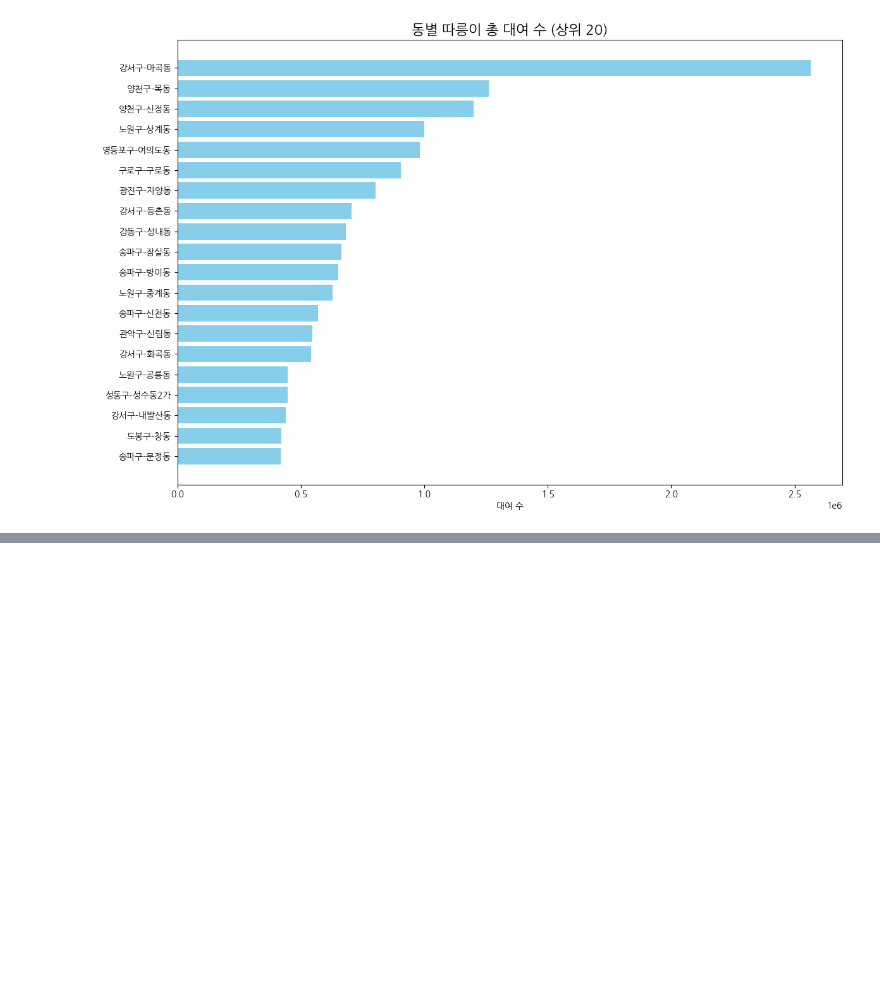
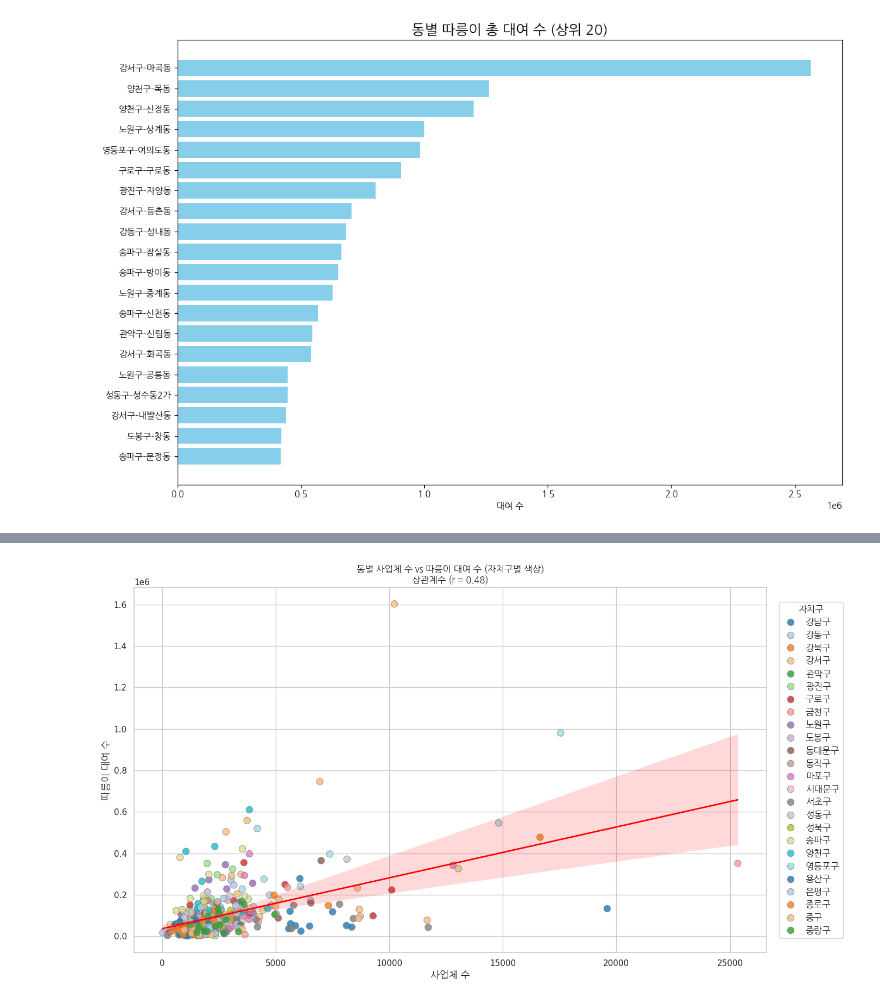
Before and after one commit to jinhyuk2me/Bikecast, a Jupyter notebook: analysis/business_employment.ipynb, the cells around one changed output, grey strips where cells are left out. Drawn from its saved outputs; the diff is of its cells as text; code cells hidden in the pictures; blank space fills up the shorter version.

```diff
--- a/analysis/business_employment.ipynb
+++ b/analysis/business_employment.ipynb
@@ -508,0 +485,83 @@ plt.show()
+# %%
+import pandas as pd
+import matplotlib.pyplot as plt
+import seaborn as sns
+from scipy.stats import pearsonr
+import mysql.connector
+import matplotlib.font_manager as fm
+
+# ✅ 나눔고딕 폰트 설정
+font_path = "/home/kbj/Downloads/godic/NanumGothic.ttf"
+font_prop = fm.FontProperties(fname=font_path)
+plt.rcParams['font.family'] = font_prop.get_name()
+plt.rcParams['axes.unicode_minus'] = False
+
+# ✅ DB 연결
+conn = mysql.connector.connect(
+    host="jinhyuk2db.c94oygiiukcg.ap-northeast-2.rds.amazonaws.com",
+    user="root",
+    password="jinhyuk2dacibul",
+    database="project1"
+)
+
+# ✅ 데이터 불러오기
+df_rental = pd.read_sql("SELECT * FROM rental_station", conn)
+df_station = pd.read_sql("SELECT station_id, station_gu, station_dong FROM station_b", conn)
+df_emp = pd.read_sql("SELECT gu_name, dong_name, num_businesses FROM employment_dong", conn)
+conn.close()
+
+# ✅ 대여소 + 위치 매핑
+df_merge = pd.merge(df_rental, df_station, left_on="rental_station_id", right_on="station_id")
+
+# ✅ 동별 총 대여량 집계
+df_rental_by_dong = df_merge.groupby(["station_gu", "station_dong"])["total_rental_count"].sum().reset_index()
+df_rental_by_dong.columns = ["gu_name", "dong_name", "total_rental_count"]
+
+# ✅ 병합
+df_all = pd.merge(df_rental_by_dong, df_emp, on=["gu_name", "dong_name"])
+
+# ✅ 상관계수 계산
+corr, _ = pearsonr(df_all["num_businesses"], df_all["total_rental_count"])
+print(f"📌 상관계수 (r): {corr:.2f}")
+
+# ✅ 시각화 스타일 설정
+sns.set(style="whitegrid")
+plt.figure(figsize=(14, 8))
+
+# ✅ 산점도 (자치구별 색상), 회귀선 포함
+scatter = sns.scatterplot(
+    data=df_all,
+    x="num_businesses",
+    y="total_rental_count",
+    hue="gu_name",
+    palette="tab20",
+    s=80,
+    alpha=0.8,
+    edgecolor="gray"
+)
+
+# ✅ 회귀선은 전체 데이터 기준으로 1개만 추가
+sns.regplot(
+    data=df_all,
+    x="num_businesses",
+    y="total_rental_count",
+    scatter=False,
+    color="red",
+    line_kws={"linewidth": 2}
+)
+
+# ✅ 타이틀 및 축 레이블
+plt.title(f"동별 사업체 수 vs 따릉이 대여 수 (자치구별 색상)\n상관계수 (r = {corr:.2f})",
+          fontsize=16, fontweight="bold", fontproperties=font_prop)
+plt.xlabel("사업체 수", fontsize=13, fontproperties=font_prop)
+plt.ylabel("따릉이 대여 수", fontsize=13, fontproperties=font_prop)
+
+# ✅ 범례 오른쪽으로 이동 + 한글 폰트 적용
+legend = plt.legend(title="자치구", bbox_to_anchor=(1.02, 0.5), loc="center left", borderaxespad=0.)
+legend.get_title().set_fontproperties(font_prop)
+for text in legend.get_texts():
+    text.set_fontproperties(font_prop)
+
+plt.tight_layout()
+plt.show()
+# %% [output]
@@ -508,0 +569 @@ plt.show()
+[figure, added]
```
Also changed, not shown: parts of 6 cells of this notebook.
